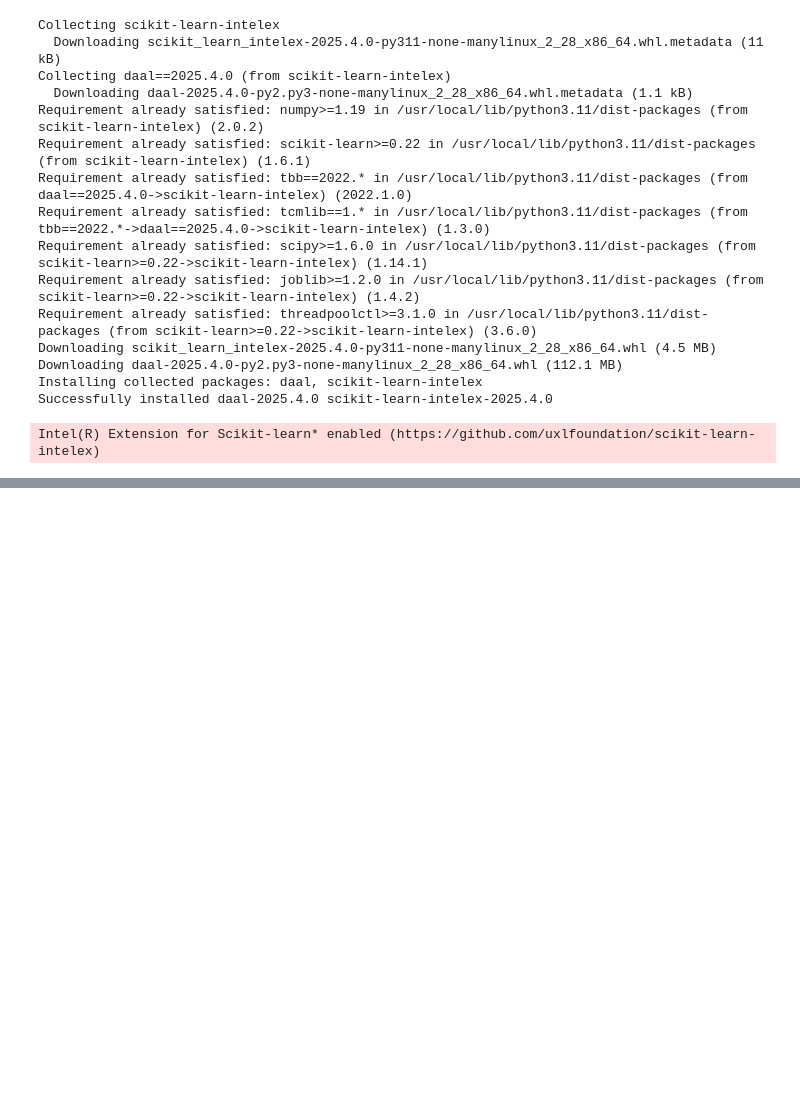
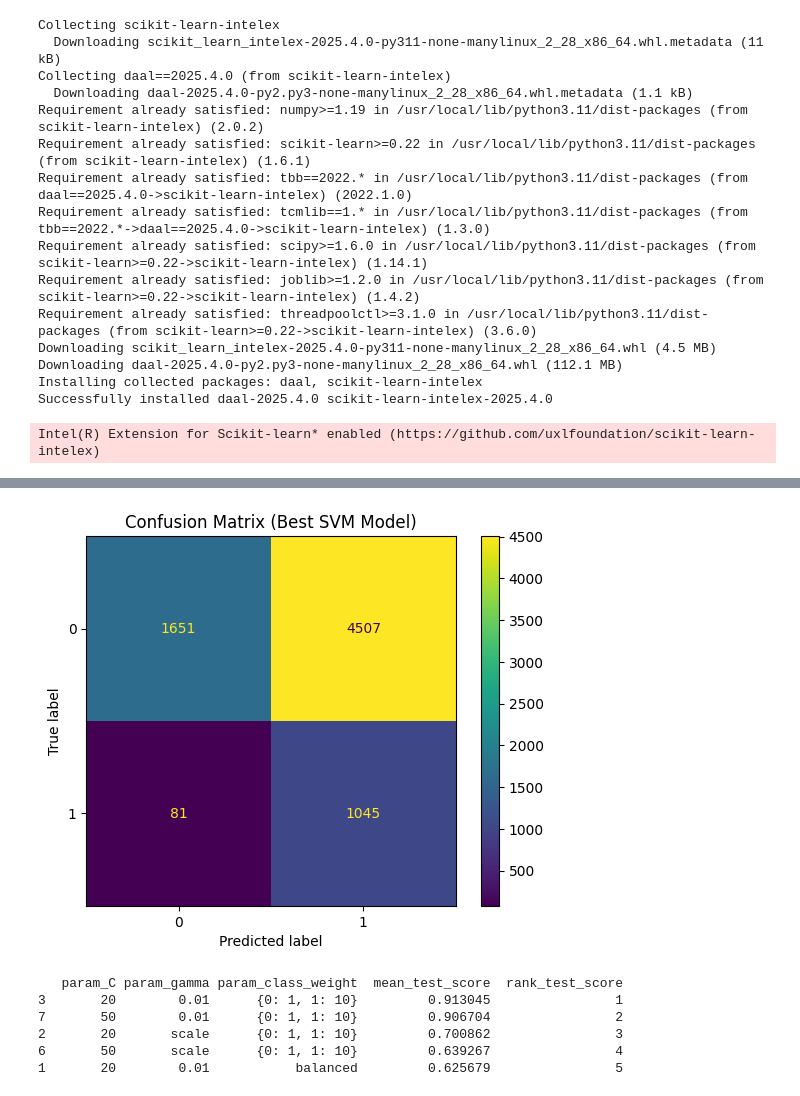
Before and after one commit to sergeGITH/TS, a Jupyter notebook: TMDL_group_project.ipynb, the cells around one changed output, grey strips where cells are left out. Cells and saved outputs as stored; diff of their text form; code cells hidden in the pictures; blank space fills up the shorter version.

```diff
--- a/TMDL_group_project.ipynb
+++ b/TMDL_group_project.ipynb
@@ -880,0 +932,27 @@ Best parameters: {'C': 10, 'class_weight': {0: 1, 1: 10}, 'gamma': 'scale', 'ker
+# %%
+# a confusion matrix
+
+from sklearn.metrics import ConfusionMatrixDisplay
+
+# Use the best model from grid search
+best_model = grid_search.best_estimator_
+
+# Scale test data
+test_X_scaled = scaler.transform(test_X)
+best_predictions = best_model.predict(test_X_scaled)
+
+ConfusionMatrixDisplay.from_estimator(best_model, test_X_scaled, test_y)
+plt.title('Confusion Matrix (Best SVM Model)')
+plt.show()
+# %% [output]
+[figure, added]
+# %%
+cols_to_show = ['param_C', 'param_gamma', 'param_class_weight', 'mean_test_score', 'rank_test_score']
+print(results_df[cols_to_show].sort_values(by='rank_test_score').head())
+# %% [output]
+   param_C param_gamma param_class_weight  mean_test_score  rank_test_score
+3       20        0.01      {0: 1, 1: 10}         0.913045                1
+7       50        0.01      {0: 1, 1: 10}         0.906704                2
+2       20       scale      {0: 1, 1: 10}         0.700862                3
+6       50       scale      {0: 1, 1: 10}         0.639267                4
+1       20        0.01           balanced         0.625679                5
```
Also changed, not shown: parts of 26 cells of this notebook.
